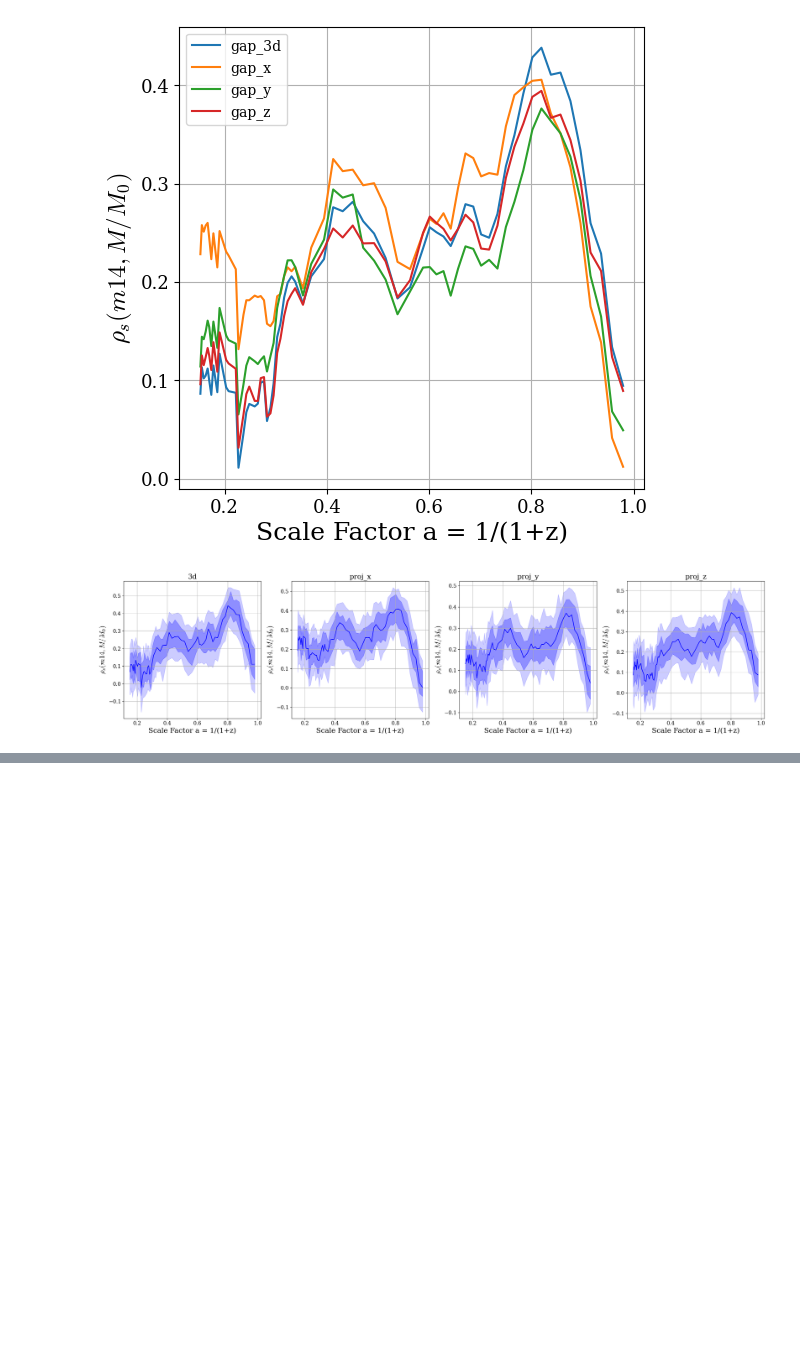
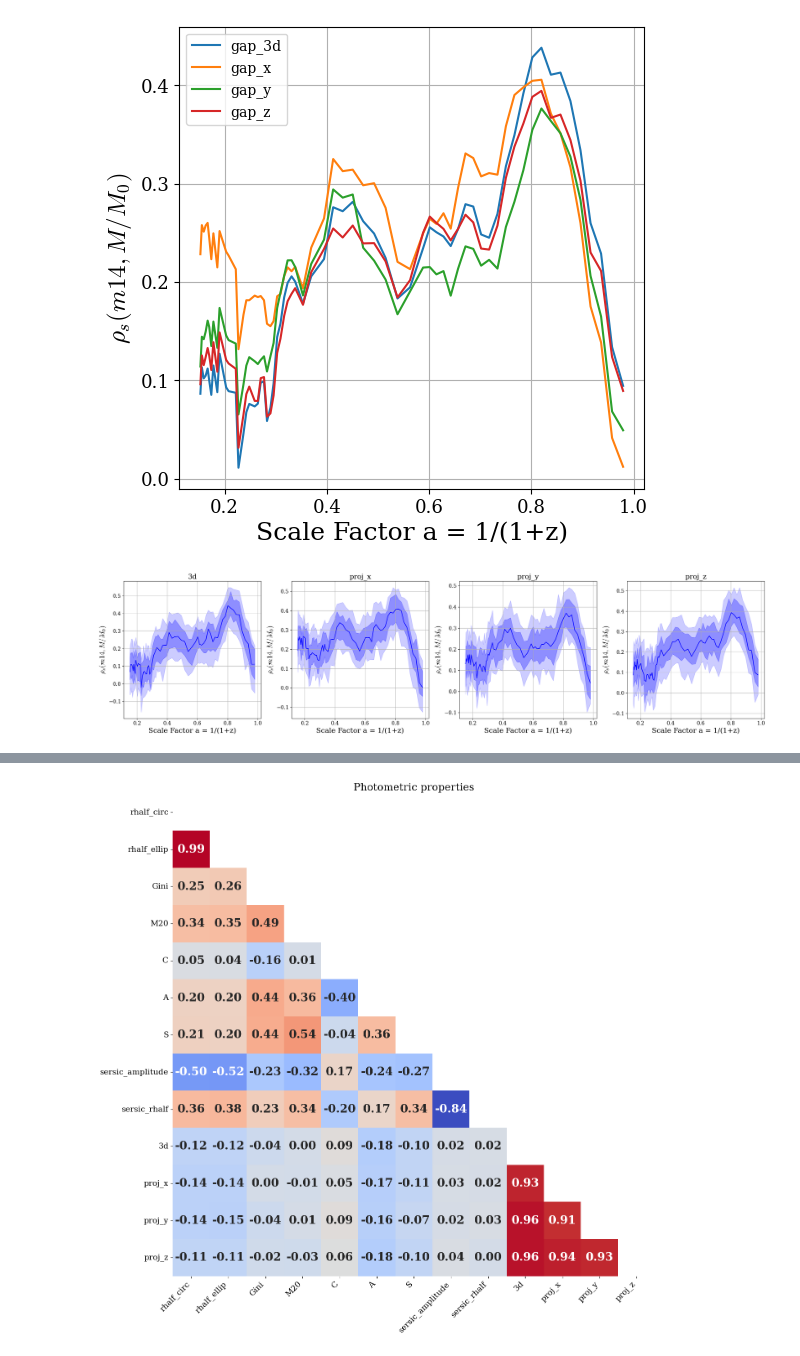
Before and after one commit to Kabelo-T/cluster_morph, a Jupyter notebook: magnitude_gap_corrs.ipynb, the cells around one changed output, grey strips where cells are left out. Cells and saved outputs as stored; diff of their text form; code cells hidden in the pictures; blank space fills up the shorter version.

Commit message:
made paper plots

```diff
--- a/magnitude_gap_corrs.ipynb
+++ b/magnitude_gap_corrs.ipynb
@@ -130,3 +131,14 @@ plt.tight_layout()
 plt.show()
 # %% [output]
 [figure]
+# %%
+smdf = futils.get_morphologies('results/zx/rin50.0kpc_rout1.0Mpc_205.csv')
+dsdf = futils.get_ds()
+smdf.drop(columns=['xc_centroid', 'yc_centroid', 'ellipticity_asymmetry',
+                    'ellipticity_centroid', 'elongation_asymmetry', 'elongation_centroid',
+                    'orientation_centroid', 'xc_asymmetry', 'yc_asymmetry',
+                    'orientation_asymmetry', 'rpetro_circ', 'rpetro_ellip',
+                    'r20', 'r50', 'r80', 'F(G, M20)',
+                    'S(G, M20)', 'sersic_n', 'sersic_xc', 'sersic_yc',
+                    'sersic_ellip', 'sersic_theta', 'sersic_chi2_dof'], inplace=True)
+display(m14, smdf, dsdf)
@@ -132,0 +188,6 @@ plt.show()
+# %%
+df1 = smdf.join(other=m14, on='ID', how='inner')
+df2 = dsdf.join(other=m14, on='ID', how='inner')
+
+corrs1 = df1.corr(method='spearman')
+corrs2 = df2.corr(method='spearman')
@@ -132,0 +214,5 @@ plt.show()
+# %%
+plots.plot_corr_matrix(corrs1, title='Photometric properties',
+                       save=True, fname='photo_corrs.pdf', annot=True)
+# %% [output]
+[figure, added]
```
Also changed, not shown: parts of 5 cells of this notebook, 8 other files.
